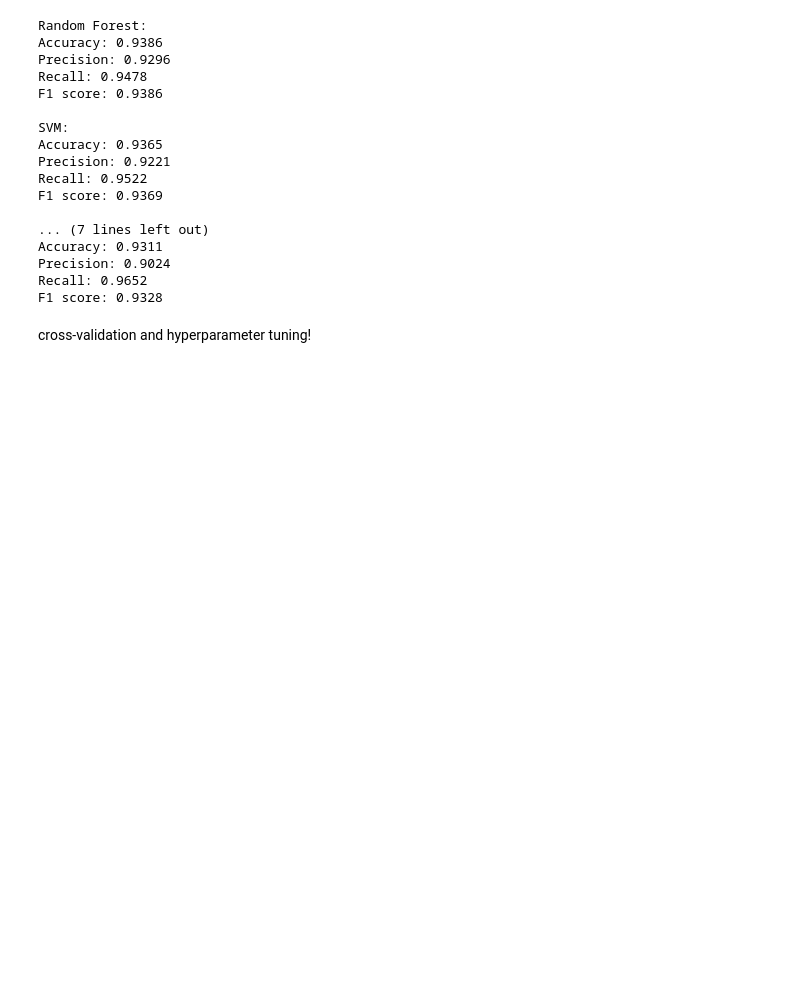
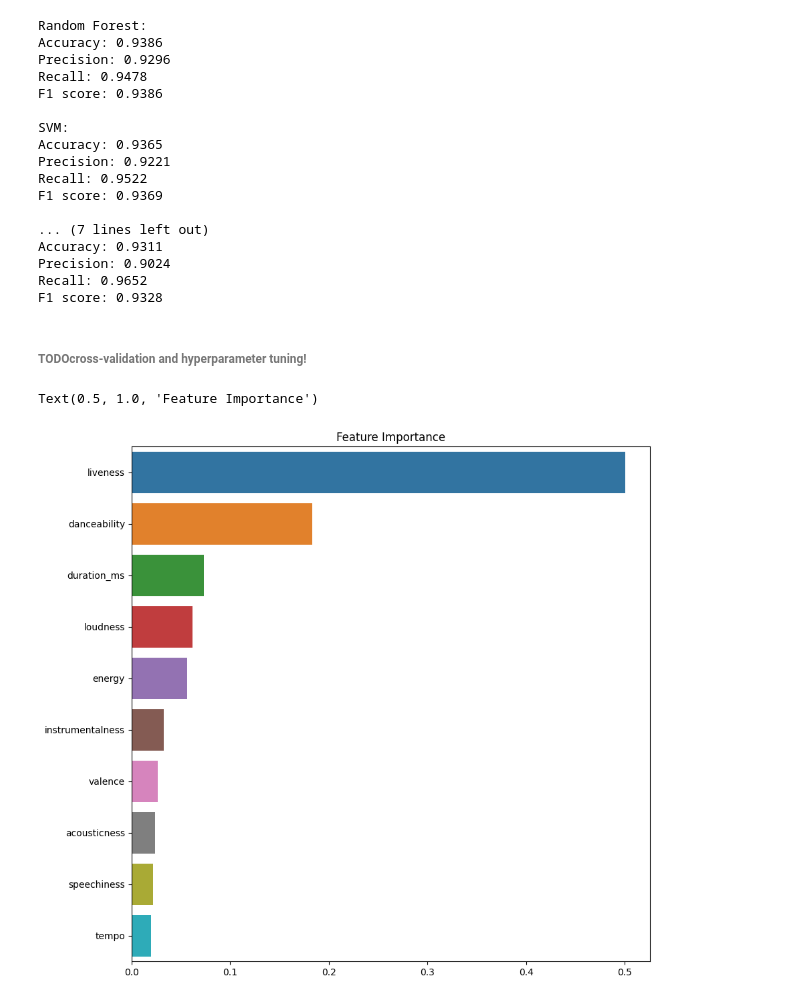
Before and after one commit to AlexandrosMaragkakis/live_music_perfornamces_classification, a Jupyter notebook: Live_vs_Studio_Music_Classification.ipynb, the cells around one changed output. Cells and saved outputs as stored; diff of their text form; code cells hidden in the pictures; blank space fills up the shorter version.

Commit message:
Add a plot with the feature importance for RandomForestClassifer

```diff
--- a/Live_vs_Studio_Music_Classification.ipynb
+++ b/Live_vs_Studio_Music_Classification.ipynb
@@ -294,4 +294,25 @@ Precision: 0.9024
 Recall: 0.9652
 F1 score: 0.9328
 # %% [markdown]
-cross-validation and hyperparameter tuning!
+###### TODOcross-validation and hyperparameter tuning!
+# %%
+clf = RandomForestClassifier(random_state=7)
+
+clf.fit(X_train, y_train)
+y_pred = clf.predict(X_test)
+accuracy = accuracy_score(y_test, y_pred)
+precision = precision_score(y_test, y_pred, )
+recall = recall_score(y_test, y_pred, )
+f1 = f1_score(y_test, y_pred,)
+
+feature_importances = sorted(list(zip(clf.feature_importances_, X_train.columns)), reverse = True)
+x = [f[0] for f in feature_importances]
+
+y_ = [f[1] for f in feature_importances]
+plt.figure(figsize=(10,10))
+
+sns.barplot(x=x,y=y_)
+plt.title('Feature Importance')
+# %% [output]
+Text(0.5, 1.0, 'Feature Importance')
+[figure, added]
```
